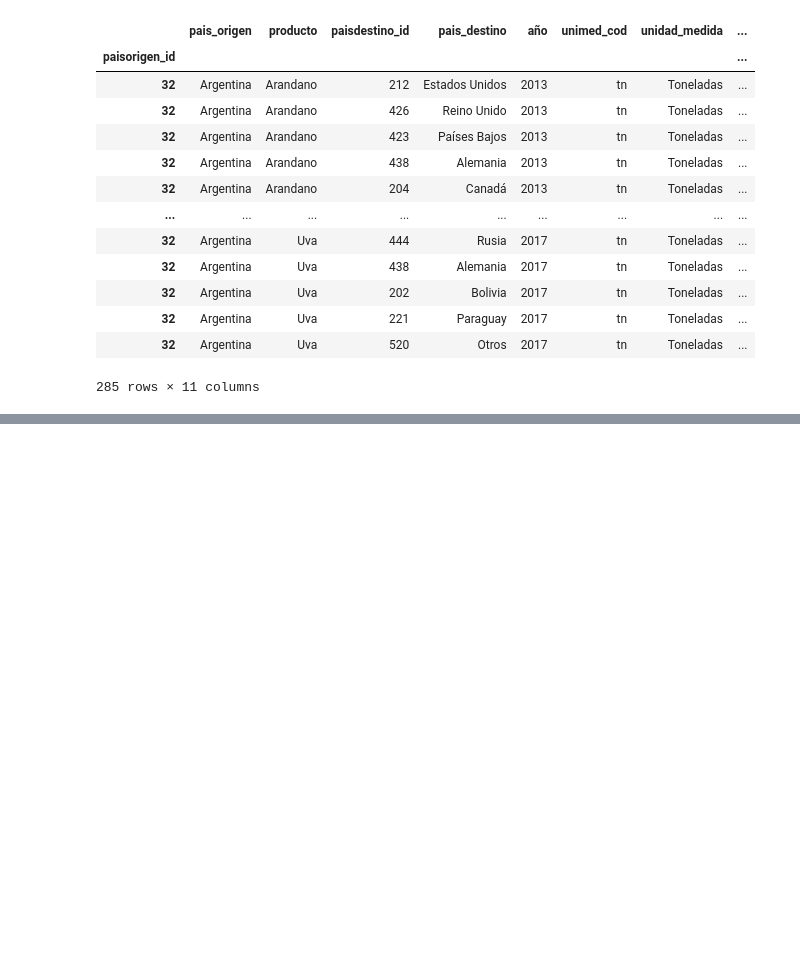
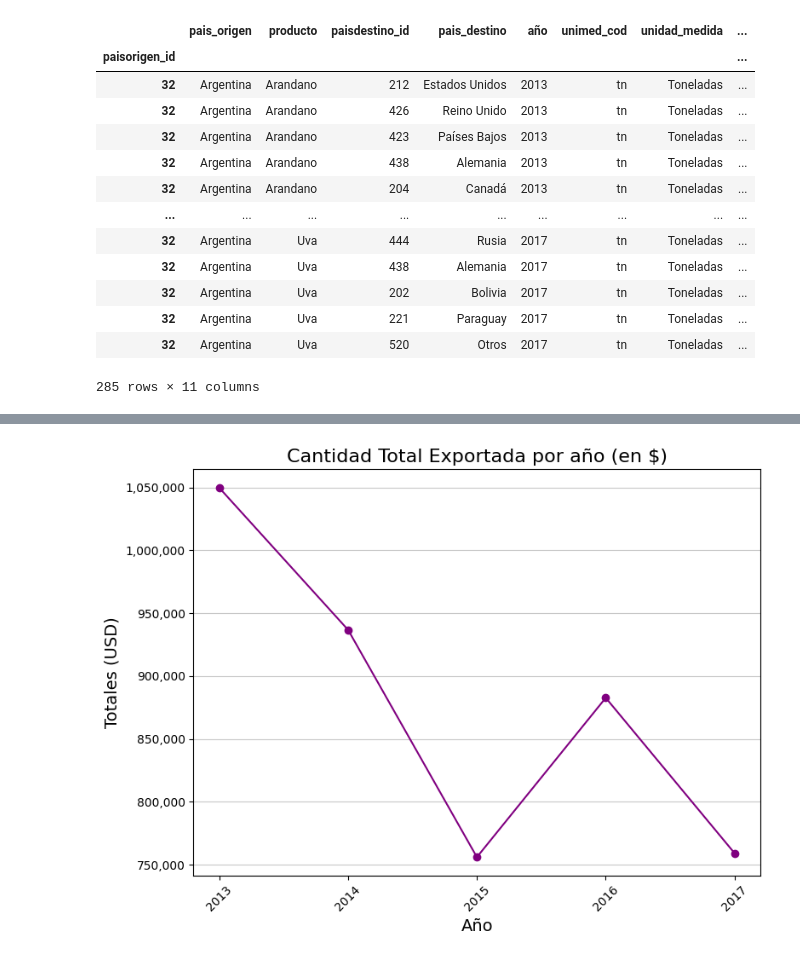
Before and after one commit to CristianBerns/Ciencia_de_Datos_I, a Jupyter notebook: 01_df_primer_preentrega.ipynb, the cells around one changed output, grey strips where cells are left out. Saved outputs shown, nothing was run; the diff lists cells and outputs as text; code cells hidden in the pictures; blank space fills up the shorter version.

```diff
--- a/01_df_primer_preentrega.ipynb
+++ b/01_df_primer_preentrega.ipynb
@@ -61,0 +89,26 @@ DUDA 1: ACÁ NO COINCIDEN LOS VALORES DEL DATA FRAME, CON LOS QUE SE MUESTRAN EN
+# %%
+import matplotlib.pyplot as plt
+from matplotlib.ticker import FuncFormatter
+
+# Agrupar por año y sumar los valores de 'totales_usd'
+importaciones_por_año = df.groupby('año')['totales_usd'].sum().reset_index()
+
+# Crear el gráfico de líneas
+plt.figure(figsize=(8, 6))  # Tamaño del gráfico
+plt.plot(importaciones_por_año['año'], importaciones_por_año['totales_usd'], marker='o', color='purple', linestyle='-')
+
+# Personalización de la gráfica
+plt.title("Cantidad Total Exportada por año (en $)", fontsize=16)
+plt.xlabel("Año", fontsize=14)
+plt.ylabel("Totales (USD)", fontsize=14)
+plt.grid(axis='y', linestyle='-', alpha=0.7)
+
+# Formatear los valores del eje Y para evitar notación científica
+formatter = FuncFormatter(lambda x, _: f'{x:,.0f}')  # Formato de miles, sin decimales
+plt.gca().yaxis.set_major_formatter(formatter)
+
+plt.xticks(importaciones_por_año['año'], rotation=45)  # Mostrar todos los años en el eje X con rotación si es necesario
+plt.tight_layout()  # Ajustar la distribución para evitar solapamientos
+plt.show()
+# %% [output]
+[figure, added]
```
Also changed, not shown: parts of 25 cells of this notebook.
